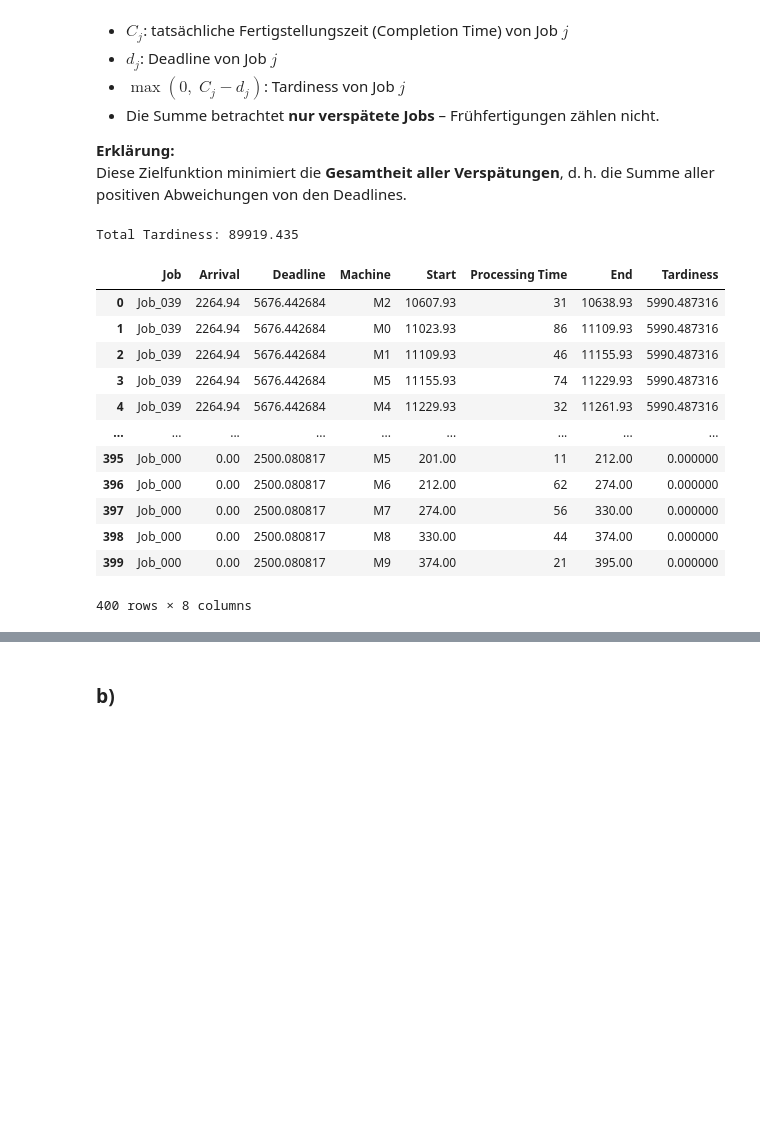
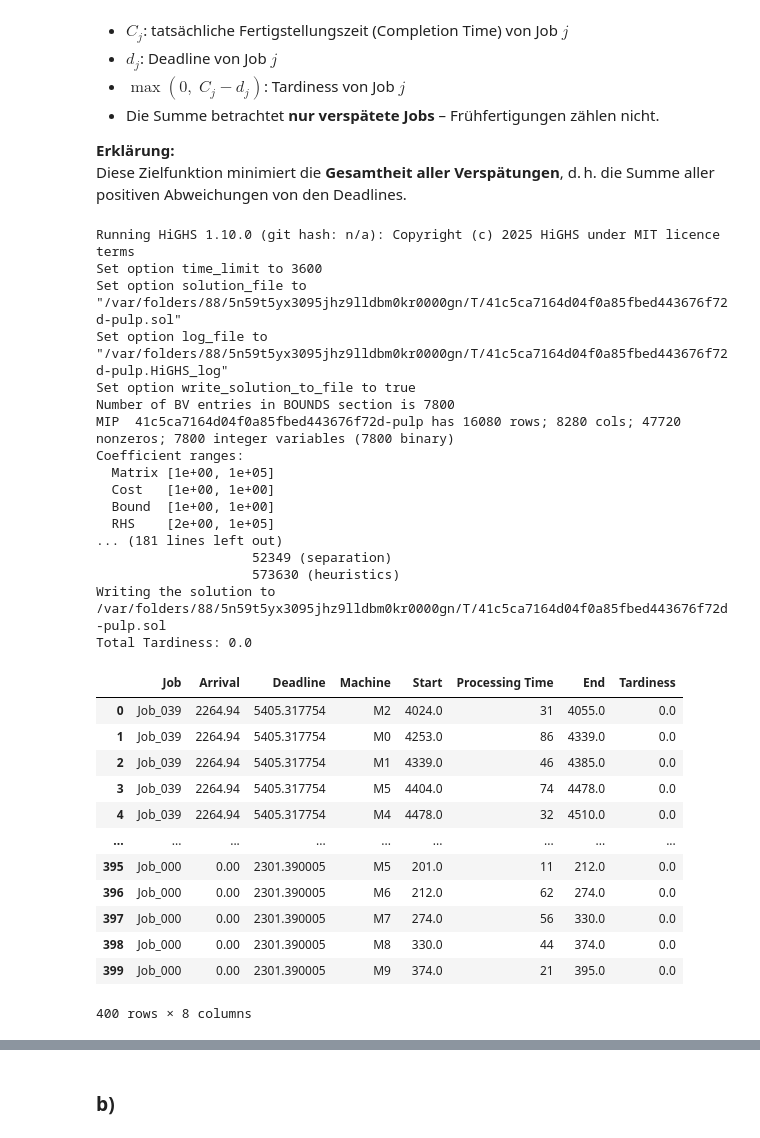
Before and after one commit to konrad-adamski/HTWD_JSSP, a Jupyter notebook: 01_Mai/07_Scheduling with Deadlines.ipynb, the cells around one changed output, grey strips where cells are left out. Cells and saved outputs as stored; diff of their text form; code cells hidden in the pictures; blank space fills up the shorter version.

```diff
--- a/01_Mai/07_Scheduling with Deadlines.ipynb
+++ b/01_Mai/07_Scheduling with Deadlines.ipynb
@@ -111,8 +111,8 @@ df_arrivals
 | 39 | Job_039 | 2264.94 |
 40 rows × 2 columns
 # %%
-# Puffer 1.5 => Deadline = Arrival + k* Bearbeitungszeit * (1 + 3,0)  (300% Extra Bearbeitungszeit im Schnitt)
-k_opt, deadlines = sdead.find_k(jssp_data, df_arrivals, ssv.schedule_fcfs_with_arrivals, target_service=1, final_buffer = 3.0)
+# Puffer 1.5 => Deadline = Arrival + k* Bearbeitungszeit * (1.75)  (75% Extra "Bearbeitungszeit" im Schnitt)
+k_opt, deadlines = sdead.find_k(jssp_data, df_arrivals, ssv.schedule_fcfs_with_arrivals, target_service=1, buffer_factor = 1.75)
 print(f"Gefundener Due-Date-Faktor k = {k_opt:.4f}")
 # %% [output]
 Gefundener Due-Date-Faktor k = 3.3293
@@ -444,22 +374,38 @@ def solve_jssp_sum_tardiness(job_dict, df_arrivals_deadlines, solver_time_limit=
 
     return df_schedule
 # %%
-df_plan_sum_tardiness = solve_jssp_sum_tardiness(jssp_data, df_arrivals_deadlines, solver_time_limit=2700, epsilon=0.00)
+df_plan_sum_tardiness = solve_jssp_sum_tardiness(jssp_data, df_arrivals_deadlines, solver_time_limit=3600, epsilon=0.00)
 df_plan_sum_tardiness
 # %% [output]
-Total Tardiness: 89919.435
+Running HiGHS 1.10.0 (git hash: n/a): Copyright (c) 2025 HiGHS under MIT licence terms
+Set option time_limit to 3600
+Set option solution_file to "/var/folders/88/5n59t5yx3095jhz9lldbm0kr0000gn/T/41c5ca7164d04f0a85fbed443676f72d-pulp.sol"
+Set option log_file to "/var/folders/88/5n59t5yx3095jhz9lldbm0kr0000gn/T/41c5ca7164d04f0a85fbed443676f72d-pulp.HiGHS_log"
+Set option write_solution_to_file to true
+Number of BV entries in BOUNDS section is 7800
+MIP  41c5ca7164d04f0a85fbed443676f72d-pulp has 16080 rows; 8280 cols; 47720 nonzeros; 7800 integer variables (7800 binary)
+Coefficient ranges:
+  Matrix [1e+00, 1e+05]
+  Cost   [1e+00, 1e+00]
+  Bound  [1e+00, 1e+00]
+  RHS    [2e+00, 1e+05]
+... (181 lines left out)
+                    52349 (separation)
+                    573630 (heuristics)
+Writing the solution to /var/folders/88/5n59t5yx3095jhz9lldbm0kr0000gn/T/41c5ca7164d04f0a85fbed443676f72d-pulp.sol
+Total Tardiness: 0.0
 |  | Job | Arrival | Deadline | Machine | Start | Processing Time | End | Tardiness |
-| 0 | Job_039 | 2264.94 | 5676.442684 | M2 | 10607.93 | 31 | 10638.93 | 5990.487316 |
-| 1 | Job_039 | 2264.94 | 5676.442684 | M0 | 11023.93 | 86 | 11109.93 | 5990.487316 |
-| 2 | Job_039 | 2264.94 | 5676.442684 | M1 | 11109.93 | 46 | 11155.93 | 5990.487316 |
-| 3 | Job_039 | 2264.94 | 5676.442684 | M5 | 11155.93 | 74 | 11229.93 | 5990.487316 |
-| 4 | Job_039 | 2264.94 | 5676.442684 | M4 | 11229.93 | 32 | 11261.93 | 5990.487316 |
+| 0 | Job_039 | 2264.94 | 5405.317754 | M2 | 4024.0 | 31 | 4055.0 | 0.0 |
+| 1 | Job_039 | 2264.94 | 5405.317754 | M0 | 4253.0 | 86 | 4339.0 | 0.0 |
+| 2 | Job_039 | 2264.94 | 5405.317754 | M1 | 4339.0 | 46 | 4385.0 | 0.0 |
+| 3 | Job_039 | 2264.94 | 5405.317754 | M5 | 4404.0 | 74 | 4478.0 | 0.0 |
+| 4 | Job_039 | 2264.94 | 5405.317754 | M4 | 4478.0 | 32 | 4510.0 | 0.0 |
 | ... | ... | ... | ... | ... | ... | ... | ... | ... |
-| 395 | Job_000 | 0.00 | 2500.080817 | M5 | 201.00 | 11 | 212.00 | 0.000000 |
-| 396 | Job_000 | 0.00 | 2500.080817 | M6 | 212.00 | 62 | 274.00 | 0.000000 |
-| 397 | Job_000 | 0.00 | 2500.080817 | M7 | 274.00 | 56 | 330.00 | 0.000000 |
-| 398 | Job_000 | 0.00 | 2500.080817 | M8 | 330.00 | 44 | 374.00 | 0.000000 |
-| 399 | Job_000 | 0.00 | 2500.080817 | M9 | 374.00 | 21 | 395.00 | 0.000000 |
+| 395 | Job_000 | 0.00 | 2301.390005 | M5 | 201.0 | 11 | 212.0 | 0.0 |
+| 396 | Job_000 | 0.00 | 2301.390005 | M6 | 212.0 | 62 | 274.0 | 0.0 |
+| 397 | Job_000 | 0.00 | 2301.390005 | M7 | 274.0 | 56 | 330.0 | 0.0 |
+| 398 | Job_000 | 0.00 | 2301.390005 | M8 | 330.0 | 44 | 374.0 | 0.0 |
+| 399 | Job_000 | 0.00 | 2301.390005 | M9 | 374.0 | 21 | 395.0 | 0.0 |
 400 rows × 8 columns
 # %%
 count_column_grouped(df_plan_sum_tardiness, 'Tardiness')
```
Also changed, not shown: parts of 18 cells of this notebook, 2 other files.
